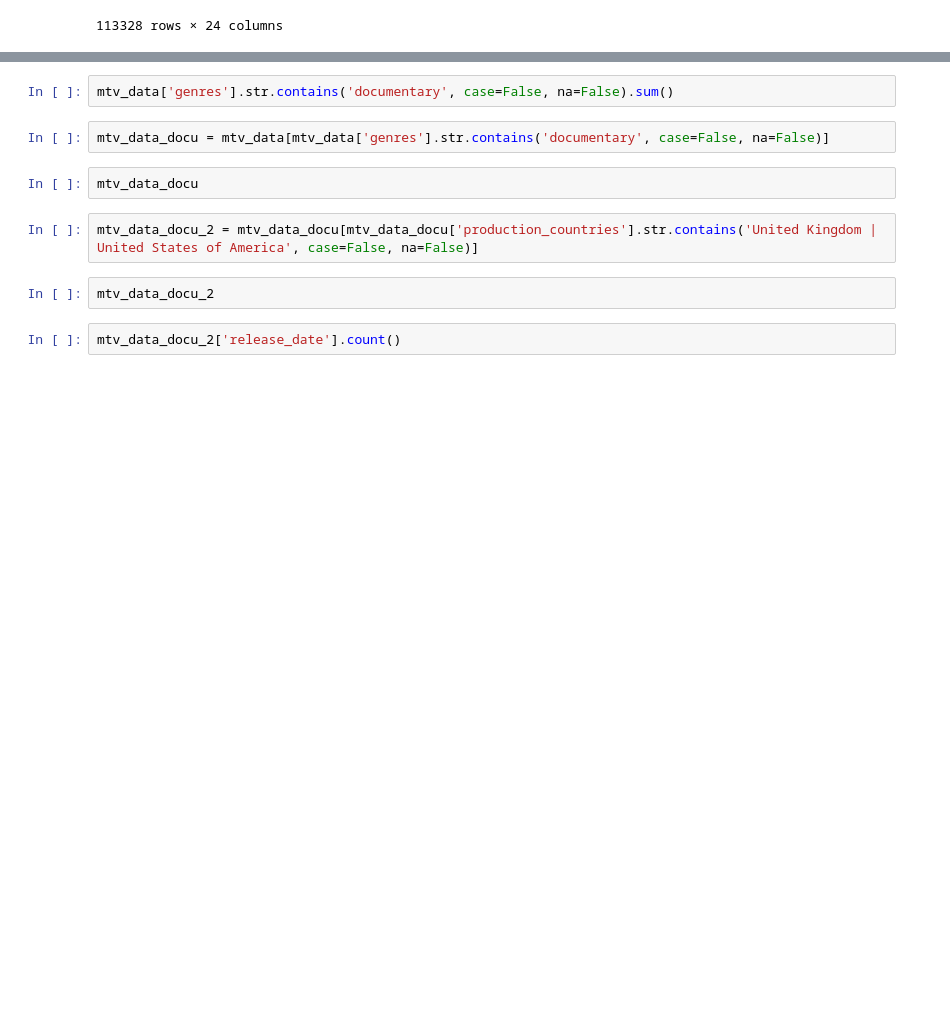
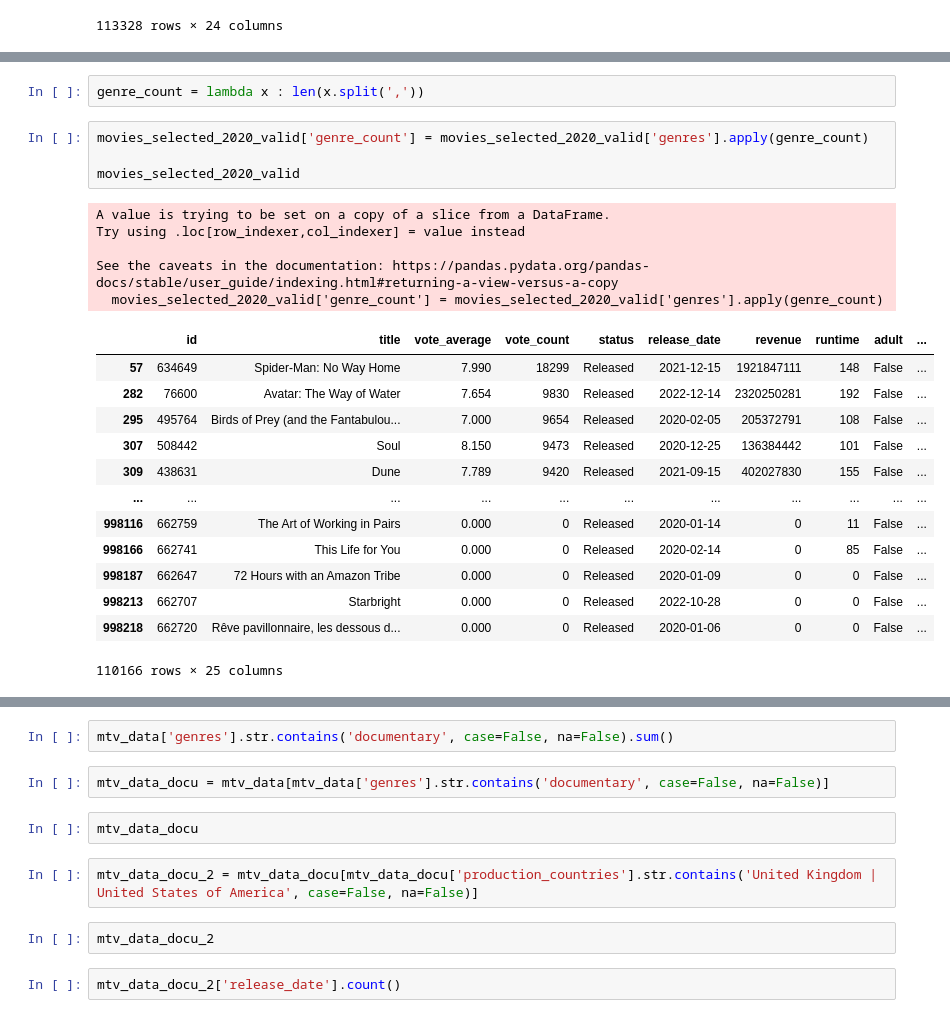
Before and after one commit to agargya123/movie_genre_analysis, a Jupyter notebook: MKT566.ipynb, the cells around one changed output, grey strips where cells are left out. Cells and saved outputs as stored; diff of their text form; blank space fills up the shorter version.

```diff
--- a/MKT566.ipynb
+++ b/MKT566.ipynb
@@ -237,0 +263,25 @@ movies_selected_2020
+# %%
+genre_count = lambda x : len(x.split(','))
+# %%
+movies_selected_2020_valid['genre_count'] = movies_selected_2020_valid['genres'].apply(genre_count)
+
+movies_selected_2020_valid
+# %% [output]
+A value is trying to be set on a copy of a slice from a DataFrame.
+Try using .loc[row_indexer,col_indexer] = value instead
+
+See the caveats in the documentation: https://pandas.pydata.org/pandas-docs/stable/user_guide/indexing.html#returning-a-view-versus-a-copy
+  movies_selected_2020_valid['genre_count'] = movies_selected_2020_valid['genres'].apply(genre_count)
+|  | id | title | vote_average | vote_count | status | release_date | revenue | runtime | adult | ... |
+| 57 | 634649 | Spider-Man: No Way Home | 7.990 | 18299 | Released | 2021-12-15 | 1921847111 | 148 | False | ... |
+| 282 | 76600 | Avatar: The Way of Water | 7.654 | 9830 | Released | 2022-12-14 | 2320250281 | 192 | False | ... |
+| 295 | 495764 | Birds of Prey (and the Fantabulou... | 7.000 | 9654 | Released | 2020-02-05 | 205372791 | 108 | False | ... |
+| 307 | 508442 | Soul | 8.150 | 9473 | Released | 2020-12-25 | 136384442 | 101 | False | ... |
+| 309 | 438631 | Dune | 7.789 | 9420 | Released | 2021-09-15 | 402027830 | 155 | False | ... |
+| ... | ... | ... | ... | ... | ... | ... | ... | ... | ... | ... |
+| 998116 | 662759 | The Art of Working in Pairs | 0.000 | 0 | Released | 2020-01-14 | 0 | 11 | False | ... |
+| 998166 | 662741 | This Life for You | 0.000 | 0 | Released | 2020-02-14 | 0 | 85 | False | ... |
+| 998187 | 662647 | 72 Hours with an Amazon Tribe | 0.000 | 0 | Released | 2020-01-09 | 0 | 0 | False | ... |
+| 998213 | 662707 | Starbright | 0.000 | 0 | Released | 2022-10-28 | 0 | 0 | False | ... |
+| 998218 | 662720 | Rêve pavillonnaire, les dessous d... | 0.000 | 0 | Released | 2020-01-06 | 0 | 0 | False | ... |
+110166 rows × 25 columns
```
Also changed, not shown: parts of 10 cells of this notebook.
